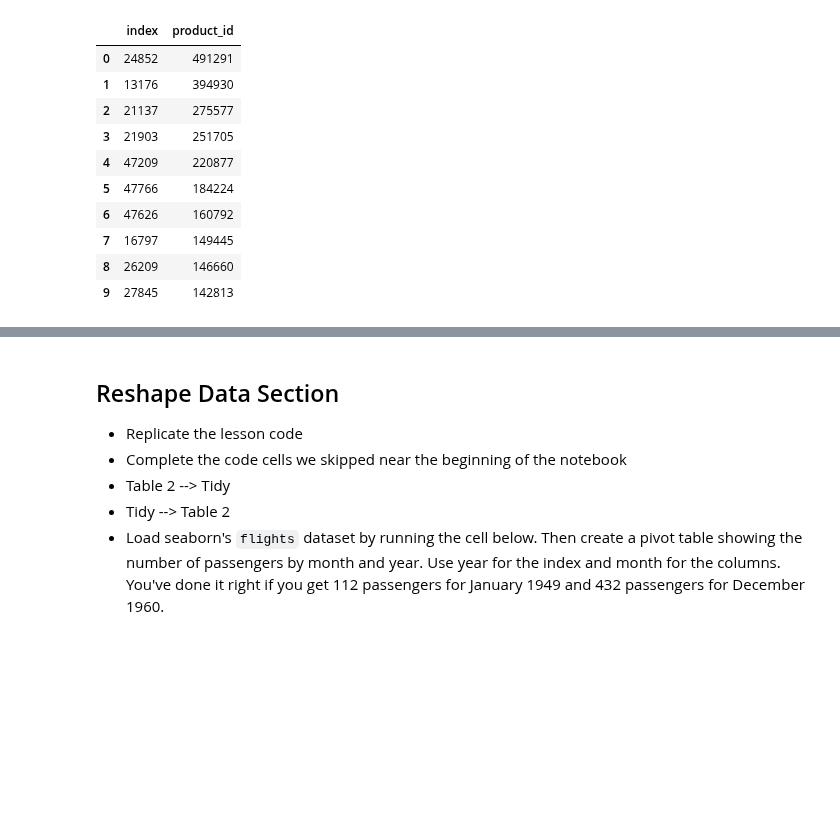
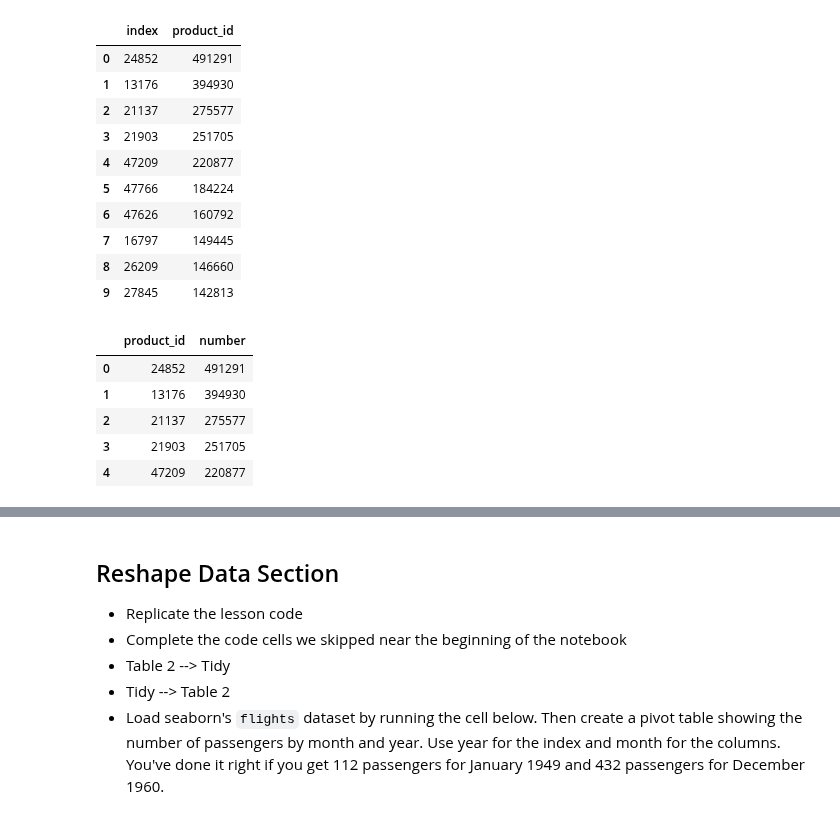
Before and after one commit to bloominstituteoftechnology/DS-Unit-1-Sprint-1-Data-Wrangling-and-Storytelling, a Jupyter notebook: DS-Unit-1-Sprint-1-Data-Wrangling-and-Storytelling/module3-exploratory-data-analysis/mk_LS_DS_113_Join_and_Reshape_Data_Assignment.ipynb, the cells around one changed output, grey strips where cells are left out. Cells and saved outputs as stored; diff of their text form; code cells hidden in the pictures; blank space fills up the shorter version.

```diff
--- a/DS-Unit-1-Sprint-1-Data-Wrangling-and-Storytelling/module3-exploratory-data-analysis/mk_LS_DS_113_Join_and_Reshape_Data_Assignment.ipynb
+++ b/DS-Unit-1-Sprint-1-Data-Wrangling-and-Storytelling/module3-exploratory-data-analysis/mk_LS_DS_113_Join_and_Reshape_Data_Assignment.ipynb
@@ -403,3 +403,14 @@ top10
 | 7 | 16797 | 149445 |
 | 8 | 26209 | 146660 |
 | 9 | 27845 | 142813 |
+# %%
+top10.columns = (['product_id', 'number'])
+
+top10.head()
+# %% [output]
+|  | product_id | number |
+| 0 | 24852 | 491291 |
+| 1 | 13176 | 394930 |
+| 2 | 21137 | 275577 |
+| 3 | 21903 | 251705 |
+| 4 | 47209 | 220877 |
```
Also changed, not shown: parts of 2 cells of this notebook.
